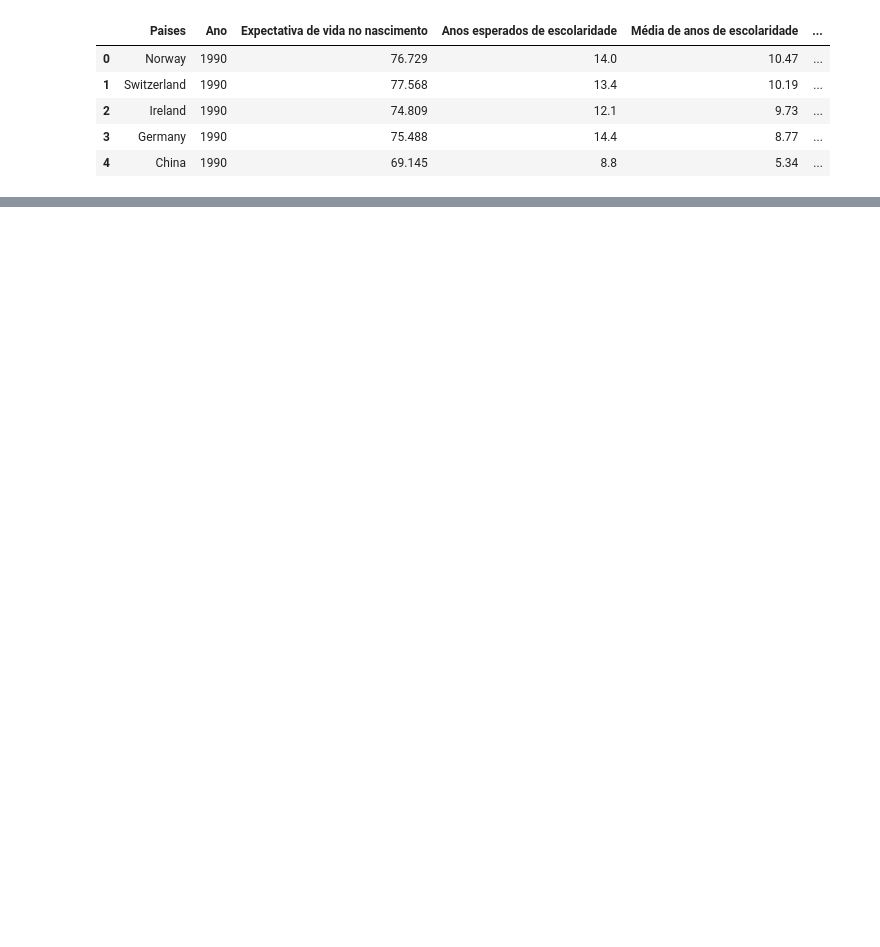
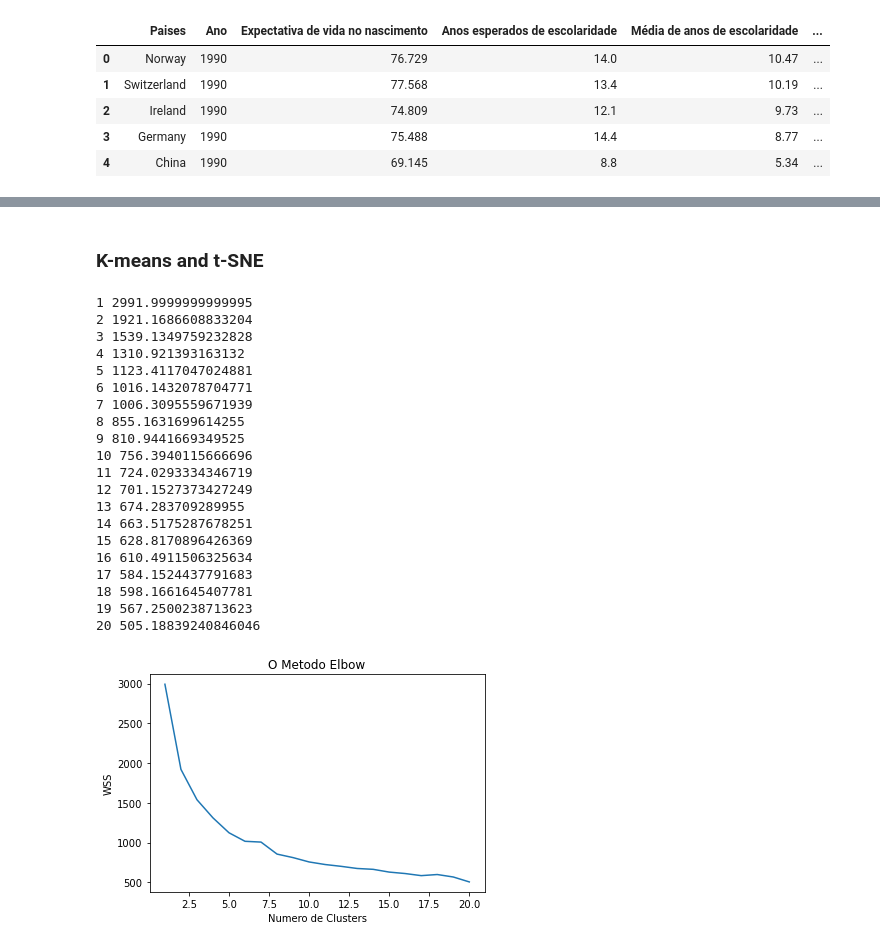
Before and after one commit to andrevandor/ProjetoIntegrador, a Jupyter notebook: Integrador_2020.ipynb, the cells around one changed output, grey strips where cells are left out. Saved outputs shown, nothing was run; the diff lists cells and outputs as text; code cells hidden in the pictures; blank space fills up the shorter version.

Commit message:
Atualização com funções K-means e t-SNE

```diff
--- a/Integrador_2020.ipynb
+++ b/Integrador_2020.ipynb
@@ -135,2 +133,53 @@ def feature_engineering (df, horizonte, paises, index_paises):
 
     return data
+# %% [markdown]
+### K-means and t-SNE
+# %%
+df_grouped = feature_engineering (df_2, horizonte, paises, index_paises, False)
+# %%
+lista_colunas = []
+for x in df_grouped.columns:
+    if df_grouped[x].dtype == float:
+        lista_colunas.append(x)
+# %%
+df_grouped = pd.DataFrame(df_grouped.groupby(['Paises'])[lista_colunas].mean())
+# %%
+scaler = StandardScaler()
+df_grouped_norm = scaler.fit_transform(df_grouped)
+# %%
+X = np.array(df_grouped_norm)
+wcss = []
+
+for i in range(1, 21):
+    kmeans = KMeans(n_clusters = i, init = 'random')
+    kmeans.fit(X)
+    print(i,kmeans.inertia_)
+    wcss.append(kmeans.inertia_)
+
+plt.plot(range(1, 21), wcss)
+plt.title('O Metodo Elbow')
+plt.xlabel('Numero de Clusters')
+plt.ylabel('WSS') #within cluster sum of squares
+plt.show()
+# %% [output]
+1 2991.9999999999995
+2 1921.1686608833204
+3 1539.1349759232828
+4 1310.921393163132
+5 1123.4117047024881
+6 1016.1432078704771
+7 1006.3095559671939
+8 855.1631699614255
+9 810.9441669349525
+10 756.3940115666696
+11 724.0293334346719
+12 701.1527373427249
+13 674.283709289955
+14 663.5175287678251
+15 628.8170896426369
+16 610.4911506325634
+17 584.1524437791683
+18 598.1661645407781
+19 567.2500238713623
+20 505.18839240846046
+[figure, added]
```
Also changed, not shown: parts of 30 cells of this notebook.
